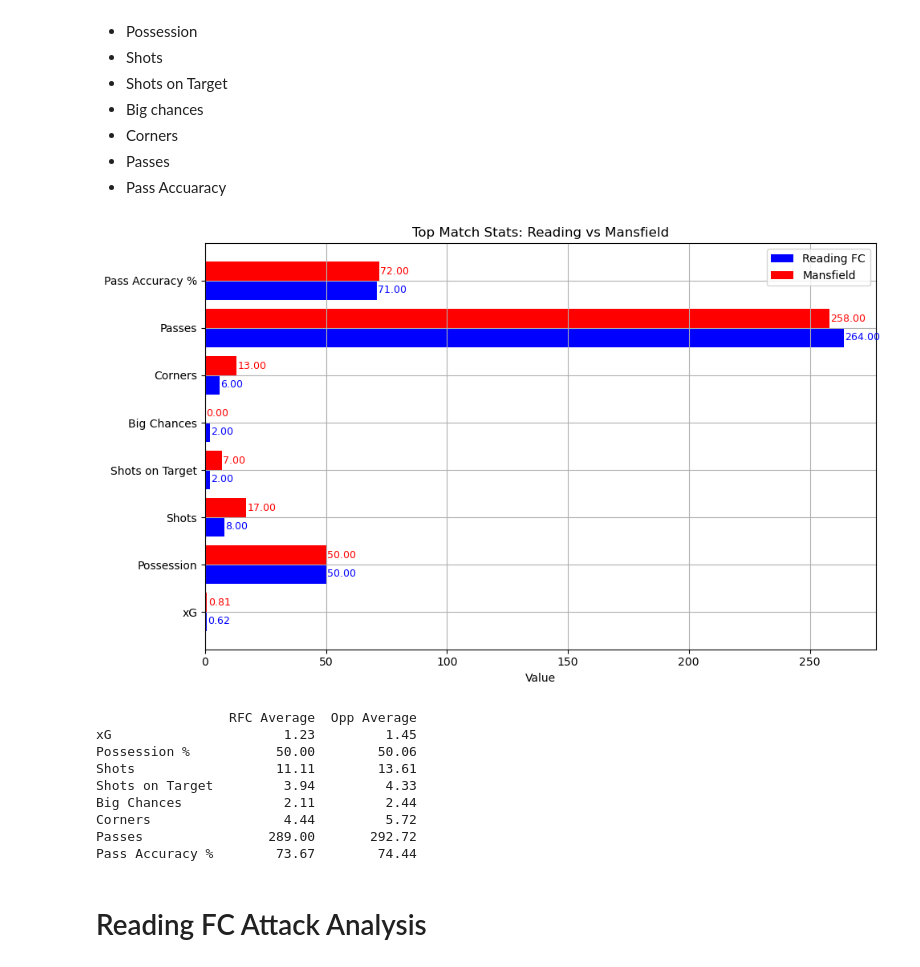
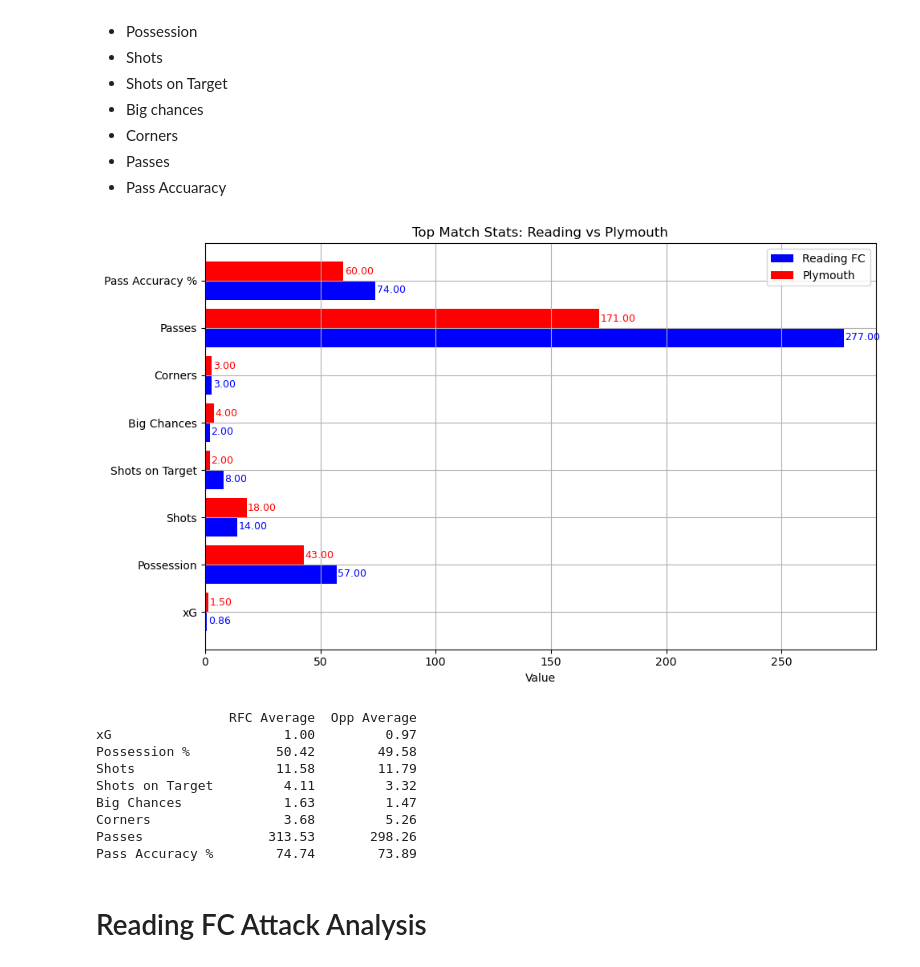
Before and after one commit to abryantgithub/Football_Analysis, a Jupyter notebook: notebooks/match-reports/Plymouth-H.ipynb, the cells around one changed output. Cells and saved outputs as stored; diff of their text form; code cells hidden in the pictures.

```diff
--- a/notebooks/match-reports/Plymouth-H.ipynb
+++ b/notebooks/match-reports/Plymouth-H.ipynb
@@ -22,7 +22,7 @@ import numpy as np
 df = pd.read_csv('../../data/rfc_matchdata.csv')
 
 # Filtering for correct match
-df_match = df[(df["Opponent"] == "Mansfield") & (df["Venue"] == "A")].reset_index(drop=True)
+df_match = df[(df["Opponent"] == "Plymouth") & (df["Venue"] == "H")].reset_index(drop=True)
 
 match = df_match.iloc[0]
 # %% [markdown]
@@ -75,7 +75,7 @@ top_stats = {
 }
 
 # Convert to DataFrame
-basic_df = pd.DataFrame(top_stats, index=['Reading FC', 'Mansfield']).T
+basic_df = pd.DataFrame(top_stats, index=['Reading FC', 'Plymouth']).T
 
 fig, ax = plt.subplots(figsize=(10, 6))
 bar_width = 0.4
@@ -90,41 +90,41 @@ reading_bars = ax.barh(
     color='blue'
 )
 
 # Opponent bars
 opp_bars = ax.barh(
     [i + bar_width / 2 for i in y],
-    basic_df['Mansfield'],
+    basic_df['Plymouth'],
     height=bar_width,
-    label='Mansfield',
+    label='Plymouth',
     color='red'
 )
 
 # Adding data labels
 for bar in reading_bars:
     width = bar.get_width()
     y_pos = bar.get_y() + bar.get_height() / 2
     ax.text(width + 0.5, y_pos, f'{width:.2f}', va='center', ha='left', color='blue', fontsize=9)
 
 for bar in opp_bars:
     width = bar.get_width()
     y_pos = bar.get_y() + bar.get_height() / 2
     ax.text(width + 0.5, y_pos, f'{width:.2f}', va='center', ha='left', color='red', fontsize=9)
 
 # Final formatting
 ax.set_yticks(y)
 ax.set_yticklabels(basic_df.index)
 ax.set_xlabel("Value")
-ax.set_title("Top Match Stats: Reading vs Mansfield")
+ax.set_title("Top Match Stats: Reading vs Plymouth")
 ax.legend()
 ax.grid(True)
 plt.tight_layout()
 plt.show()
 # %% [output]
-[figure, old version]
+[figure, new version]
 # %%
 #checking averages for either Home or Away games
 
-venue_df = df[df["Venue"] == "A"]
+venue_df = df[df["Venue"] == "H"]
 
 reading_avgs = {
     "xG": venue_df["rfc_xG"].mean(),
@@ -157,14 +157,14 @@ venue_avg_df = pd.DataFrame({
 print(venue_avg_df.round(2))
 # %% [output]
                  RFC Average  Opp Average
-xG                      1.23         1.45
-Possession %           50.00        50.06
-Shots                  11.11        13.61
-Shots on Target         3.94         4.33
-Big Chances             2.11         2.44
-Corners                 4.44         5.72
-Passes                289.00       292.72
-Pass Accuracy %        73.67        74.44
+xG                      1.00         0.97
+Possession %           50.42        49.58
+Shots                  11.58        11.79
+Shots on Target         4.11         3.32
+Big Chances             1.63         1.47
+Corners                 3.68         5.26
+Passes                313.53       298.26
+Pass Accuracy %        74.74        73.89
 # %% [markdown]
 # Reading FC Attack Analysis
 # %% [markdown]
```
Also changed, not shown: parts of 31 cells of this notebook, 4 other files.
